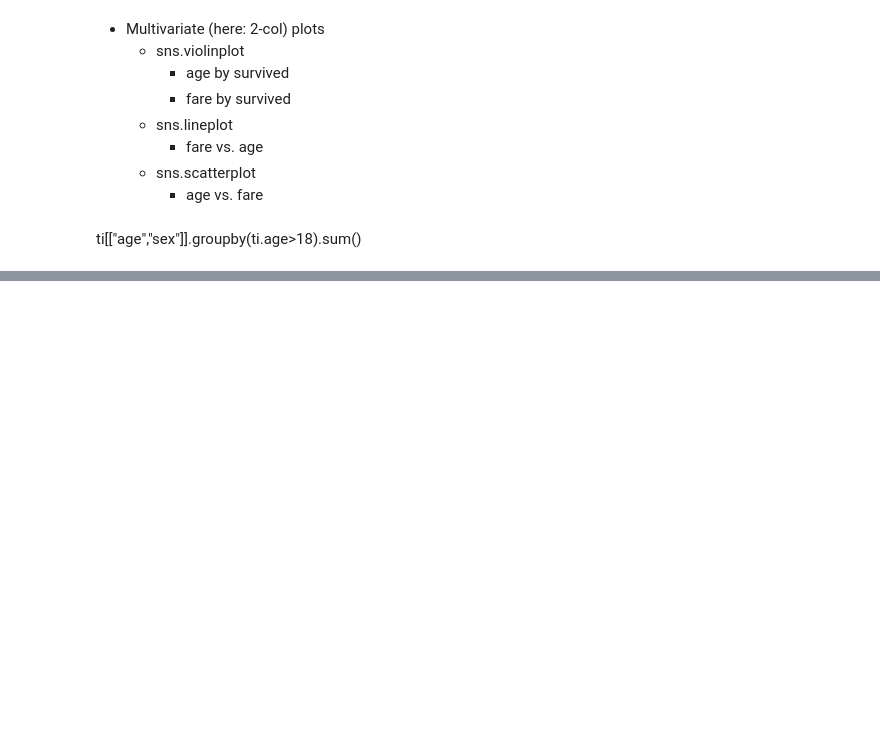
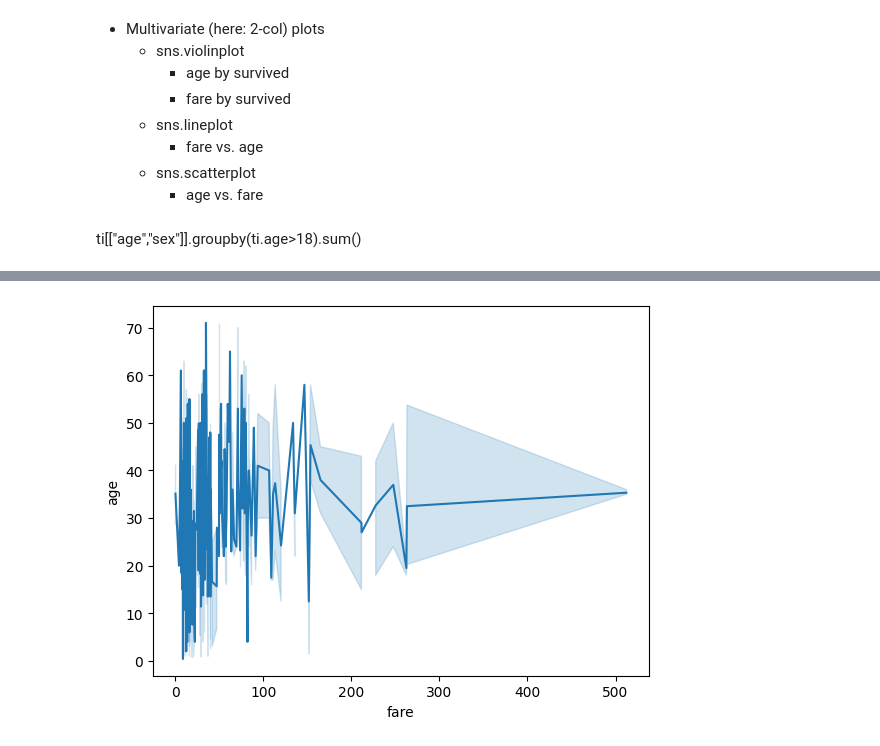
Before and after one commit to PraveenParashar/PPAI, a Jupyter notebook: Sep24_002_EDA_Visuals.ipynb, the cells around one changed output, grey strips where cells are left out. Saved outputs shown, nothing was run; the diff lists cells and outputs as text; code cells hidden in the pictures; blank space fills up the shorter version.

```diff
--- a/Sep24_002_EDA_Visuals.ipynb
+++ b/Sep24_002_EDA_Visuals.ipynb
@@ -278,0 +313,4 @@ ti[["age","sex"]].groupby(ti.age>18).sum()
+# %%
+sns.lineplot(data=ti, x='fare', y='age');
+# %% [output]
+[figure, added]
```
Also changed, not shown: parts of 7 cells of this notebook.
